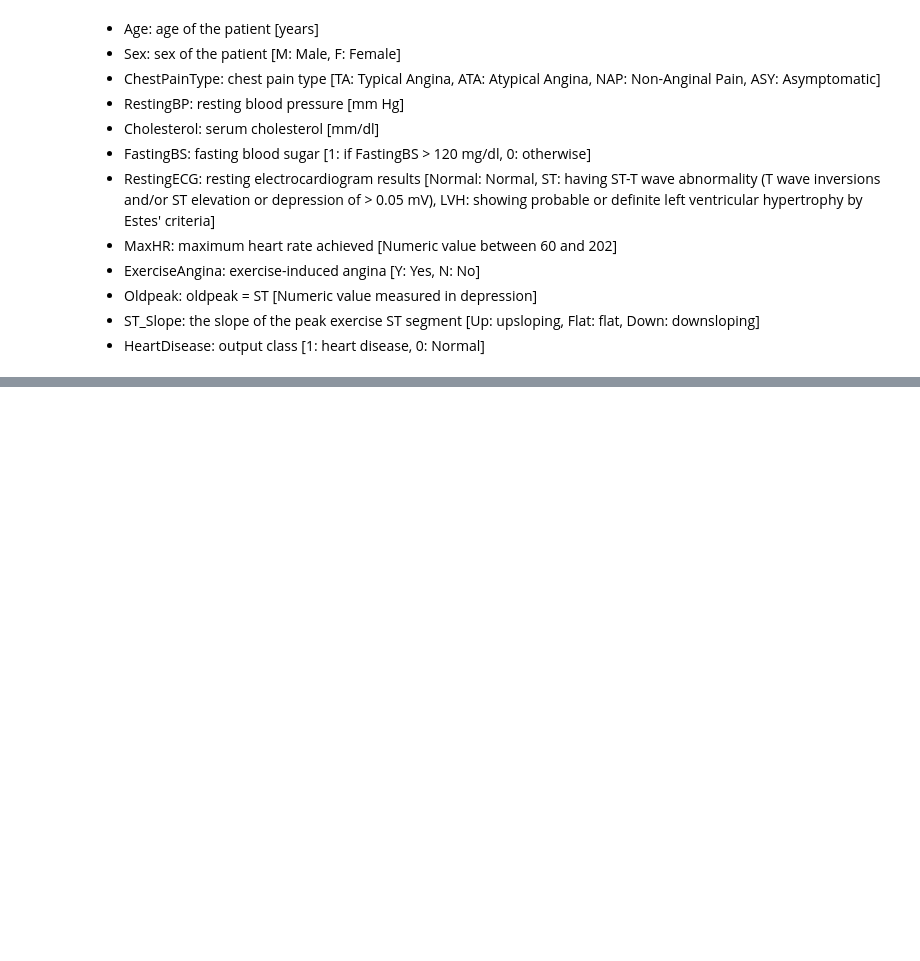
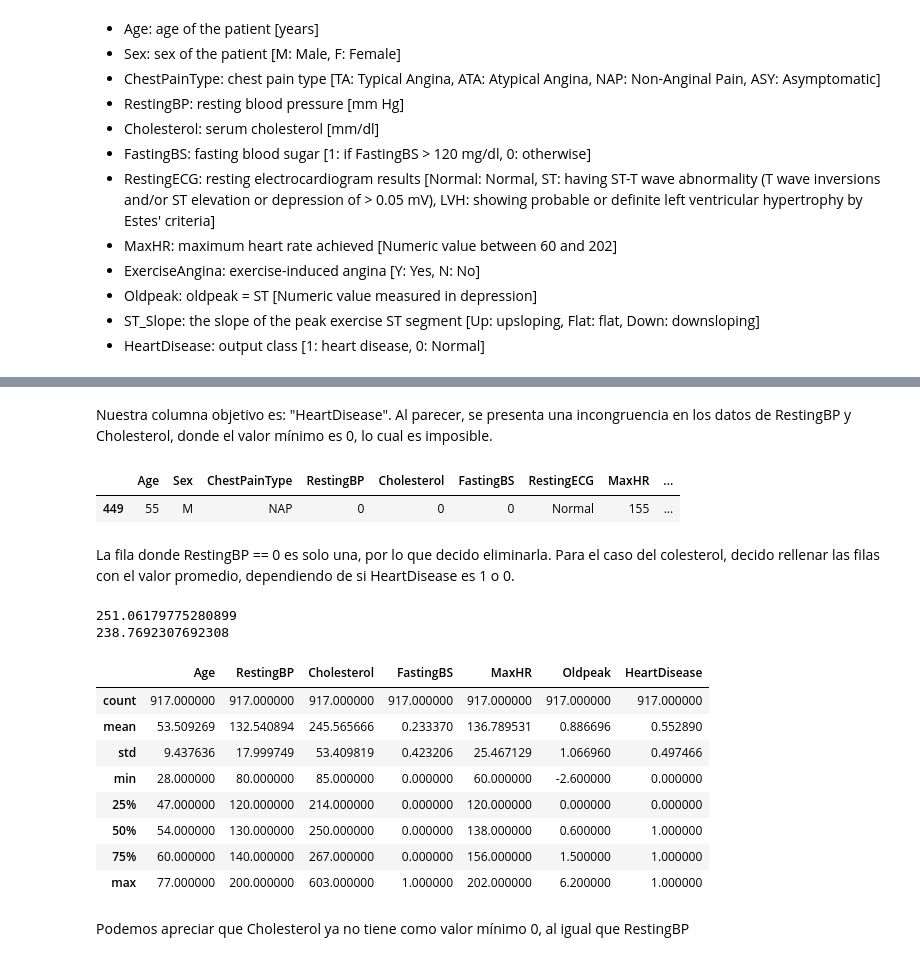
Before and after one commit to fabianestayt/Project-2, a Jupyter notebook: project_heart.ipynb, the cells around one changed output, grey strips where cells are left out. Saved outputs shown, nothing was run; the diff lists cells and outputs as text; code cells hidden in the pictures; blank space fills up the shorter version.

```diff
--- a/project_heart.ipynb
+++ b/project_heart.ipynb
@@ -111,0 +130,9 @@ Nuestra columna objetivo es: "HeartDisease".
+# %% [markdown]
+Nuestra columna objetivo es: "HeartDisease". Al parecer, se presenta una incongruencia en los datos de RestingBP y Cholesterol, donde el valor mínimo es 0, lo cual es imposible.
+# %%
+df.loc[df['RestingBP']==0,:]
+# %% [output]
+|  | Age | Sex | ChestPainType | RestingBP | Cholesterol | FastingBS | RestingECG | MaxHR | ... |
+| 449 | 55 | M | NAP | 0 | 0 | 0 | Normal | 155 | ... |
+# %% [markdown]
+La fila donde RestingBP == 0 es solo una, por lo que decido eliminarla. Para el caso del colesterol, decido rellenar las filas con el valor promedio, dependiendo de si HeartDisease es 1 o 0.
@@ -111,0 +142,8 @@ Nuestra columna objetivo es: "HeartDisease".
+# %%
+promedio1 = df.loc[(df['Cholesterol'] != 0) & (df['HeartDisease'] == 1), 'Cholesterol'].mean()
+promedio0 = df.loc[(df['Cholesterol'] != 0) & (df['HeartDisease'] == 0), 'Cholesterol'].mean()
+print(promedio1)
+print(promedio0)
+# %% [output]
+251.06179775280899
+238.7692307692308
@@ -112,3 +153,17 @@ Nuestra columna objetivo es: "HeartDisease".
+# %%
+df.describe()
+# %% [output]
+|  | Age | RestingBP | Cholesterol | FastingBS | MaxHR | Oldpeak | HeartDisease |
+| count | 917.000000 | 917.000000 | 917.000000 | 917.000000 | 917.000000 | 917.000000 | 917.000000 |
+| mean | 53.509269 | 132.540894 | 245.565666 | 0.233370 | 136.789531 | 0.886696 | 0.552890 |
+| std | 9.437636 | 17.999749 | 53.409819 | 0.423206 | 25.467129 | 1.066960 | 0.497466 |
+| min | 28.000000 | 80.000000 | 85.000000 | 0.000000 | 60.000000 | -2.600000 | 0.000000 |
+| 25% | 47.000000 | 120.000000 | 214.000000 | 0.000000 | 120.000000 | 0.000000 | 0.000000 |
+| 50% | 54.000000 | 130.000000 | 250.000000 | 0.000000 | 138.000000 | 0.600000 | 1.000000 |
+| 75% | 60.000000 | 140.000000 | 267.000000 | 0.000000 | 156.000000 | 1.500000 | 1.000000 |
+| max | 77.000000 | 200.000000 | 603.000000 | 1.000000 | 202.000000 | 6.200000 | 1.000000 |
+# %% [markdown]
+Podemos apreciar que Cholesterol ya no tiene como valor mínimo 0, al igual que RestingBP
 # %%
 df['HeartDisease'].value_counts()
 # %% [output]
```
Also changed, not shown: parts of 15 cells of this notebook.
